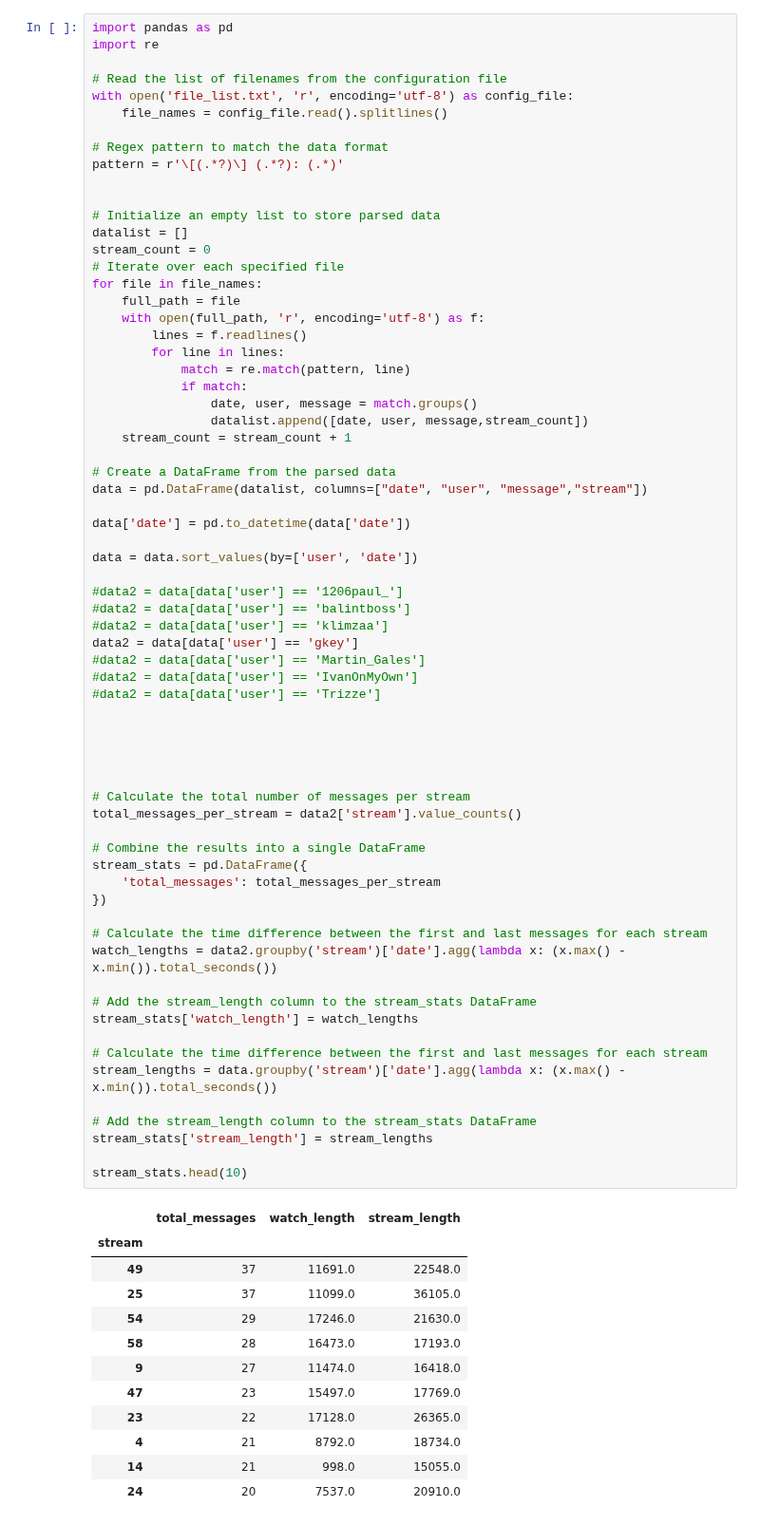
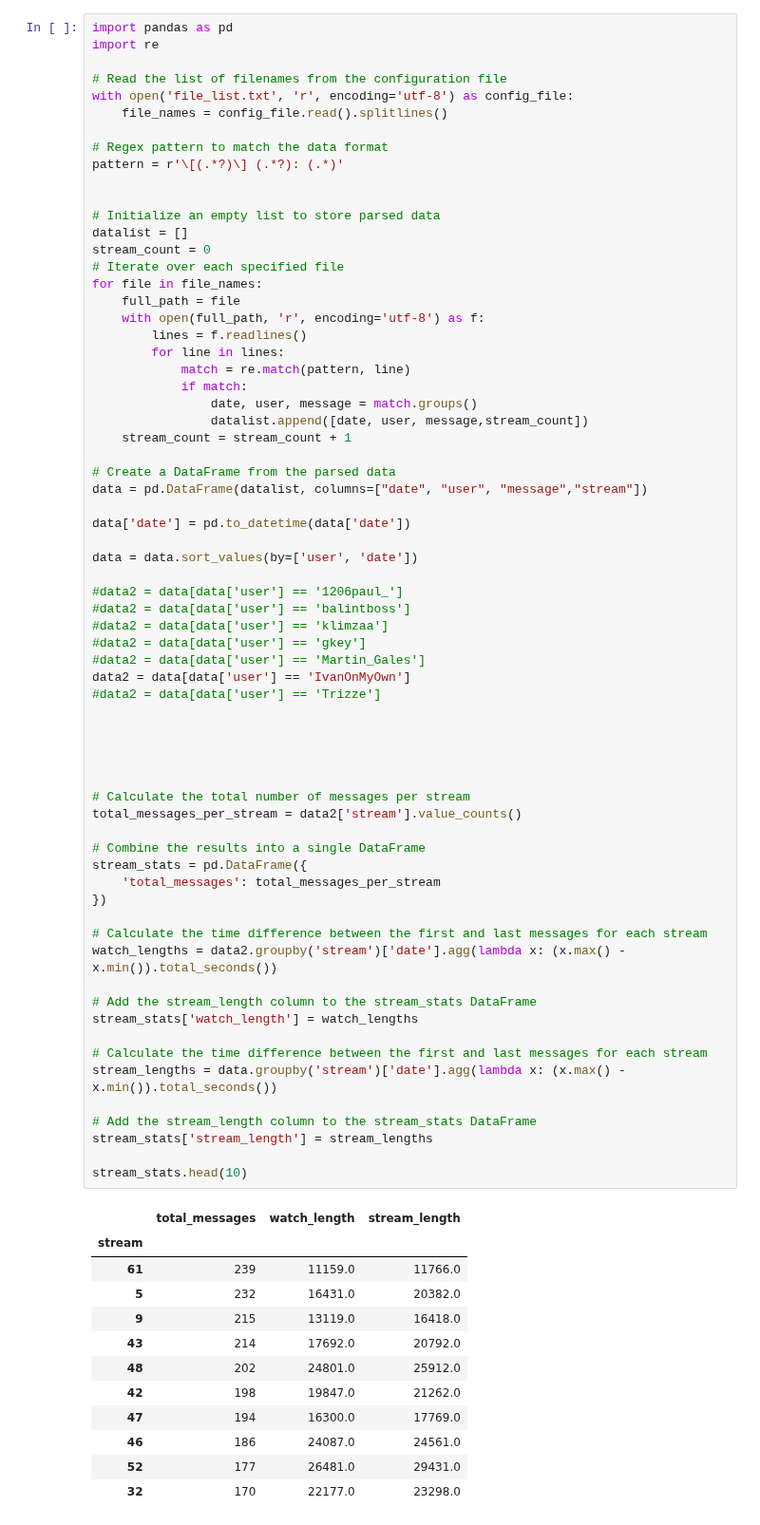
Before and after one commit to balintkardos/ChatlogDorozea, a Jupyter notebook: avgWatchTime.ipynb, the cells around one changed output. Shown at 95% size. Saved outputs shown, nothing was run; the diff lists cells and outputs as text.

```diff
--- a/avgWatchTime.ipynb
+++ b/avgWatchTime.ipynb
@@ -35,49 +35,49 @@ data = data.sort_values(by=['user', 'date'])
 #data2 = data[data['user'] == '1206paul_']
 #data2 = data[data['user'] == 'balintboss']
 #data2 = data[data['user'] == 'klimzaa']
-data2 = data[data['user'] == 'gkey']
+#data2 = data[data['user'] == 'gkey']
 #data2 = data[data['user'] == 'Martin_Gales']
-#data2 = data[data['user'] == 'IvanOnMyOwn']
+data2 = data[data['user'] == 'IvanOnMyOwn']
 #data2 = data[data['user'] == 'Trizze']
 
 
 
 
 
 # Calculate the total number of messages per stream
 total_messages_per_stream = data2['stream'].value_counts()
 
 # Combine the results into a single DataFrame
 stream_stats = pd.DataFrame({
     'total_messages': total_messages_per_stream
 })
 
 # Calculate the time difference between the first and last messages for each stream
 watch_lengths = data2.groupby('stream')['date'].agg(lambda x: (x.max() - x.min()).total_seconds())
 
 # Add the stream_length column to the stream_stats DataFrame
 stream_stats['watch_length'] = watch_lengths
 
 # Calculate the time difference between the first and last messages for each stream
 stream_lengths = data.groupby('stream')['date'].agg(lambda x: (x.max() - x.min()).total_seconds())
 
 # Add the stream_length column to the stream_stats DataFrame
 stream_stats['stream_length'] = stream_lengths
 
 stream_stats.head(10)
 # %% [output]
 |  | total_messages | watch_length | stream_length |
 | stream |  |  |  |
-| 49 | 37 | 11691.0 | 22548.0 |
-| 25 | 37 | 11099.0 | 36105.0 |
-| 54 | 29 | 17246.0 | 21630.0 |
-| 58 | 28 | 16473.0 | 17193.0 |
-| 9 | 27 | 11474.0 | 16418.0 |
-| 47 | 23 | 15497.0 | 17769.0 |
-| 23 | 22 | 17128.0 | 26365.0 |
-| 4 | 21 | 8792.0 | 18734.0 |
-| 14 | 21 | 998.0 | 15055.0 |
-| 24 | 20 | 7537.0 | 20910.0 |
+| 61 | 239 | 11159.0 | 11766.0 |
+| 5 | 232 | 16431.0 | 20382.0 |
+| 9 | 215 | 13119.0 | 16418.0 |
+| 43 | 214 | 17692.0 | 20792.0 |
+| 48 | 202 | 24801.0 | 25912.0 |
+| 42 | 198 | 19847.0 | 21262.0 |
+| 47 | 194 | 16300.0 | 17769.0 |
+| 46 | 186 | 24087.0 | 24561.0 |
+| 52 | 177 | 26481.0 | 29431.0 |
+| 32 | 170 | 22177.0 | 23298.0 |
 # %%
 stream_stats.describe()
 # %% [output]
```
Also changed, not shown: parts of 9 cells of this notebook, 1 other file.
